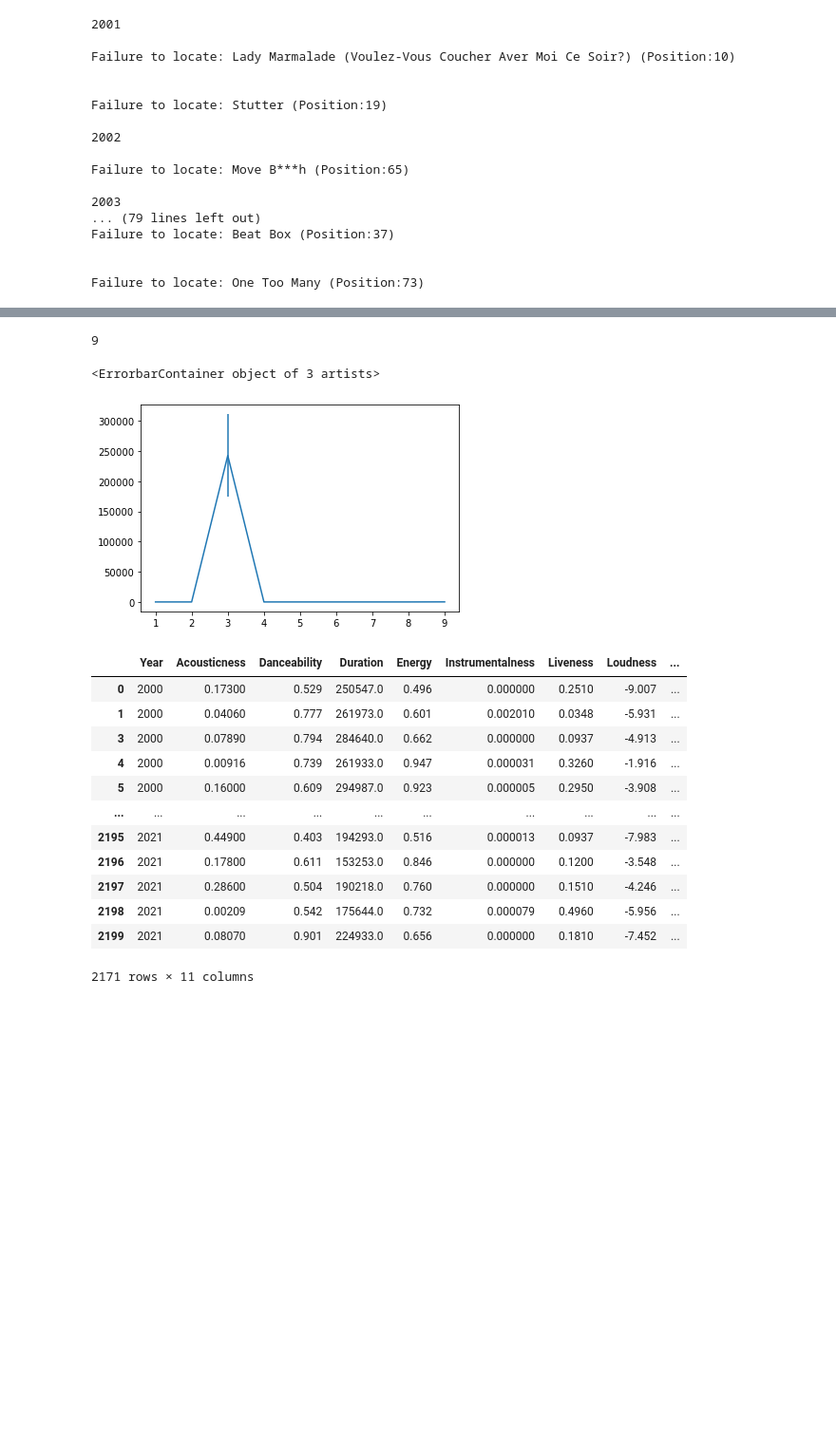
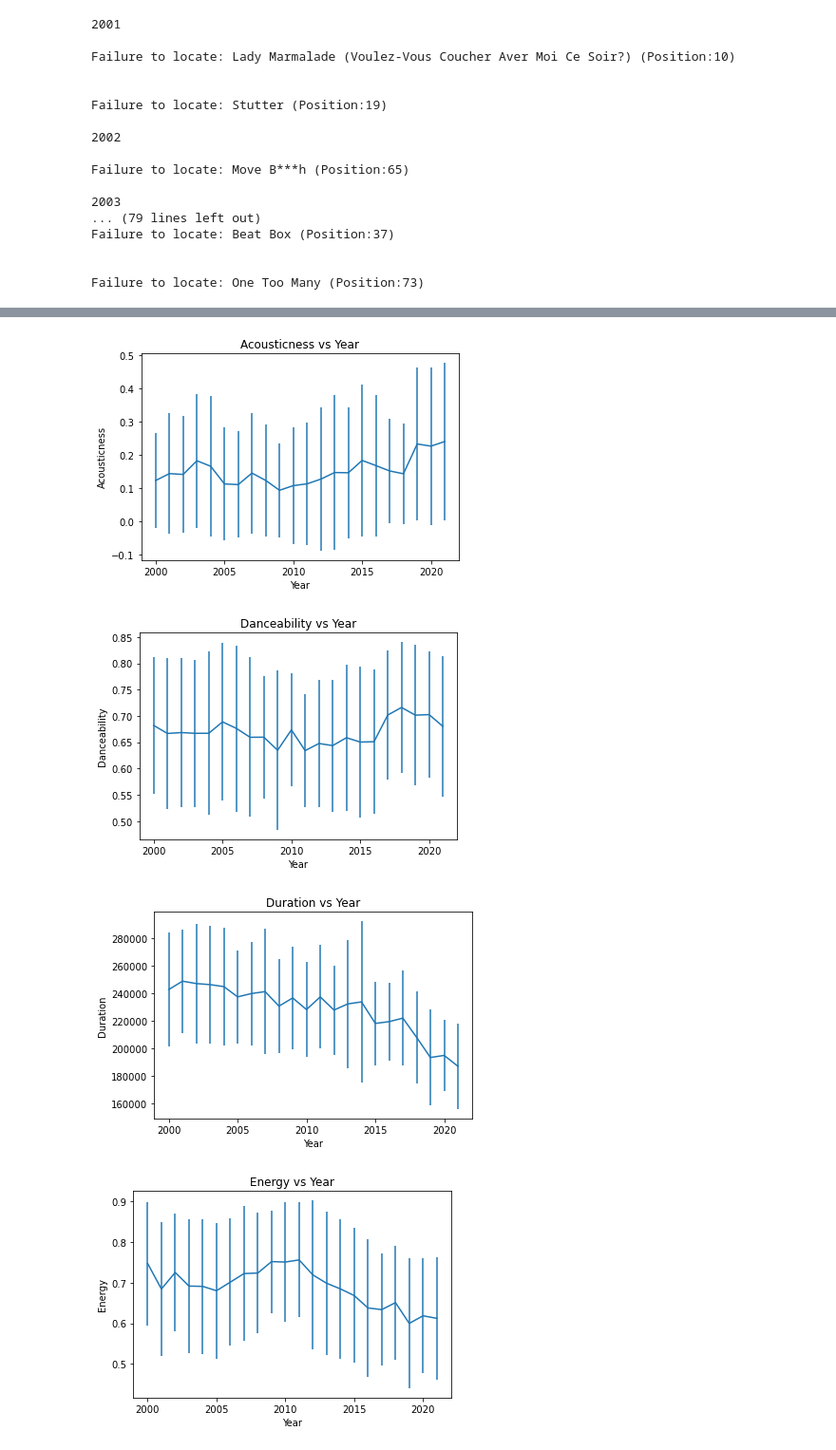
Before and after one commit to dianaagustinaf/spotidata-project, a Jupyter notebook: YearByYearComparison.ipynb, the cells around one changed output, grey strips where cells are left out. Shown at 95% size. Cells and saved outputs as stored; diff of their text form; code cells hidden in the pictures; blank space fills up the shorter version.

Commit message:
addition of errorbar

```diff
--- a/YearByYearComparison.ipynb
+++ b/YearByYearComparison.ipynb
@@ -327,34 +288,0 @@ for Audio in AudioColumns:
-# %%
-AudioColumns=AllYears.columns[7:16]
-NeededColumns=AllYears.columns
-AllYearsAudio=AllYears[AudioColumns]
-errorplot=[]
-medianplot=[]
-for Audio in AudioColumns:
-    [MIN,lower,median,upper,MAX]=Year2000[Audio].quantile([0,0.25,0.5,0.75,1])
-    medianplot.append(median)
-    IQR=upper-lower
-    error=1.5*IQR
-    errorplot.append(error)
-print(len(medianplot))
-plt.errorbar([1,2,3,4,5,6,7,8,9],medianplot,errorplot)
-# %% [output]
-9
-<ErrorbarContainer object of 3 artists>
-[figure, removed]
-# %%
-AllYearsAudio
-# %% [output]
-|  | Year | Acousticness | Danceability | Duration | Energy | Instrumentalness | Liveness | Loudness | ... |
-| 0 | 2000 | 0.17300 | 0.529 | 250547.0 | 0.496 | 0.000000 | 0.2510 | -9.007 | ... |
-| 1 | 2000 | 0.04060 | 0.777 | 261973.0 | 0.601 | 0.002010 | 0.0348 | -5.931 | ... |
-| 3 | 2000 | 0.07890 | 0.794 | 284640.0 | 0.662 | 0.000000 | 0.0937 | -4.913 | ... |
-| 4 | 2000 | 0.00916 | 0.739 | 261933.0 | 0.947 | 0.000031 | 0.3260 | -1.916 | ... |
-| 5 | 2000 | 0.16000 | 0.609 | 294987.0 | 0.923 | 0.000005 | 0.2950 | -3.908 | ... |
-| ... | ... | ... | ... | ... | ... | ... | ... | ... | ... |
-| 2195 | 2021 | 0.44900 | 0.403 | 194293.0 | 0.516 | 0.000013 | 0.0937 | -7.983 | ... |
-| 2196 | 2021 | 0.17800 | 0.611 | 153253.0 | 0.846 | 0.000000 | 0.1200 | -3.548 | ... |
-| 2197 | 2021 | 0.28600 | 0.504 | 190218.0 | 0.760 | 0.000000 | 0.1510 | -4.246 | ... |
-| 2198 | 2021 | 0.00209 | 0.542 | 175644.0 | 0.732 | 0.000079 | 0.4960 | -5.956 | ... |
-| 2199 | 2021 | 0.08070 | 0.901 | 224933.0 | 0.656 | 0.000000 | 0.1810 | -7.452 | ... |
-2171 rows × 11 columns
@@ -367,0 +289,18 @@ AllYearsAudio
+# %%
+AudioColumns=AllYears.columns[7:16]
+mean_std=AllYears[["Year","Duration"]].groupby("Year").agg(["mean","std"])
+
+for Audio in AudioColumns:
+    mean_std=AllYears[["Year",Audio]].groupby("Year").agg(["mean","std"])
+    plt.errorbar(mean_std.index,mean_std[Audio]["mean"],yerr=mean_std[Audio]["std"])
+    plt.title(f"{Audio} vs Year")
+    plt.xlabel("Year")
+    plt.ylabel(f"{Audio}")
+    plt.savefig(f'Figures/YearbyYearErrorbar/{Audio}ErrorBar.png')
+    plt.show()
+    plt.close()
+# %% [output]
+[figure, added]
+[figure, added]
+[figure, added]
+[figure, added]
```
Also changed, not shown: parts of 8 cells of this notebook, 28 other files.
